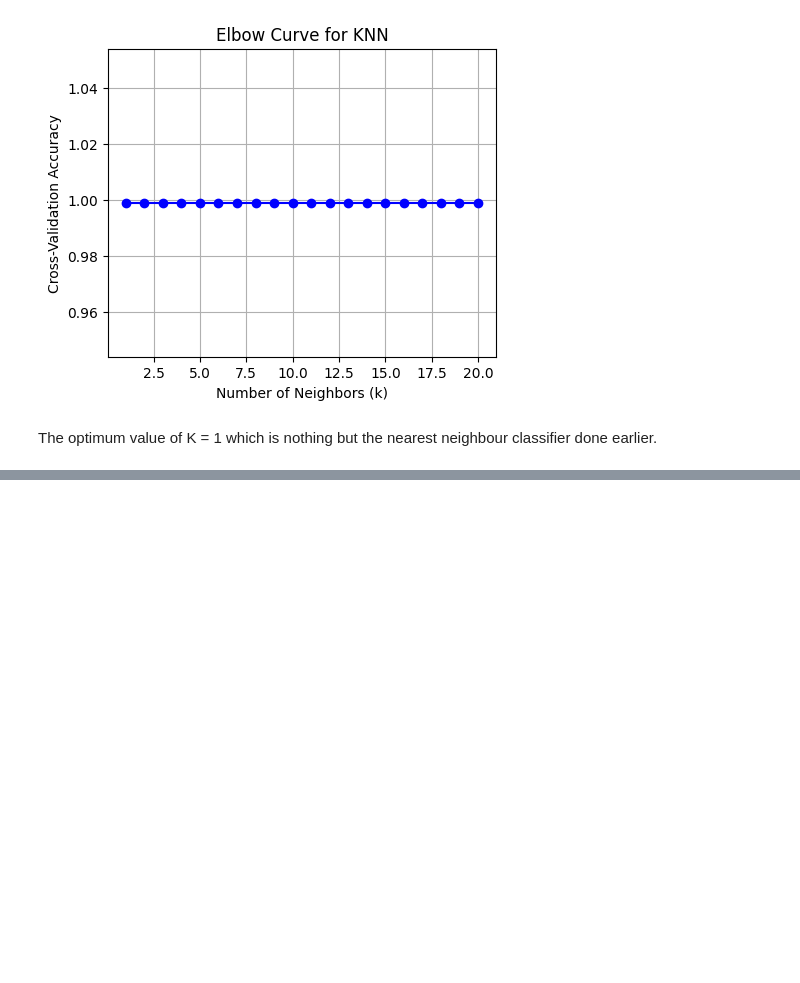
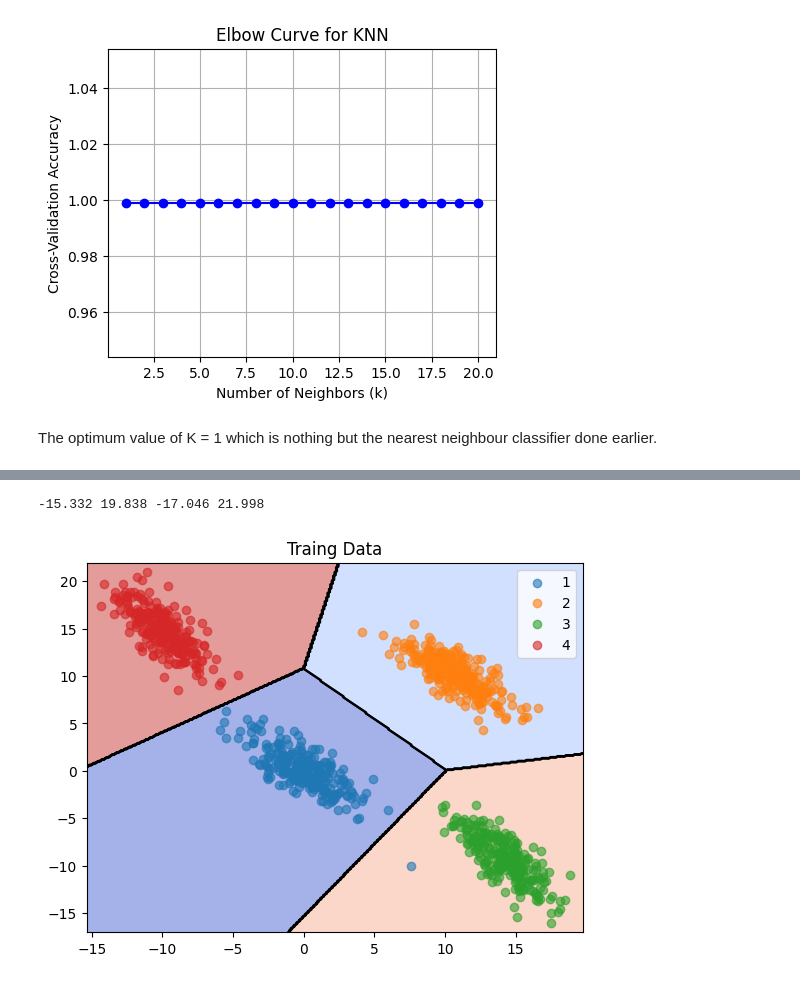
Before and after one commit to amankushwaha25/CS401-IML-Assignment, a Jupyter notebook: LinearSeparable.ipynb, the cells around one changed output, grey strips where cells are left out. Drawn from its saved outputs; the diff is of its cells as text; code cells hidden in the pictures; blank space fills up the shorter version.

Commit message:
Reference template based classifier added to all

```diff
--- a/LinearSeparable.ipynb
+++ b/LinearSeparable.ipynb
@@ -265,0 +270,30 @@ which is nothing but the nearest neighbour classifier done earlier.
+# %%
+class ReferenceTemplateClassifier():
+    def __init__(self):
+        self.mean = []
+
+    def fit(self, df):
+        groups = df.groupby('className')
+        for name, group in groups:
+            mean_value = (group['col1'].mean(), group['col2'].mean(), name)
+            self.mean.append(mean_value)
+        return self.mean
+
+    def predict(self, data_array):
+        y_pred = []
+        for row in data_array:
+            min_distance = float('inf')
+            assigned_class = None
+
+            for mean_tuple in self.mean:
+                distance = np.sqrt((row[0] - mean_tuple[0])**2 + (row[1] - mean_tuple[1])**2)
+                if distance < min_distance:
+                    min_distance = distance
+                    assigned_class = mean_tuple[2]
+            y_pred.append(assigned_class)
+        return np.array(y_pred)
+# %%
+referenceTemplateClassifier = ReferenceTemplateClassifier()
+referenceTemplateClassifier.fit(df)
+test_data = df_test[['col1','col2']].to_numpy()
+y_pred = referenceTemplateClassifier.predict(test_data)
@@ -265,0 +304,5 @@ which is nothing but the nearest neighbour classifier done earlier.
+# %%
+decision_plot(df, referenceTemplateClassifier)
+# %% [output]
+-15.332 19.838 -17.046 21.998
+[figure, added]
```
Also changed, not shown: parts of 10 cells of this notebook, 2 other files.
